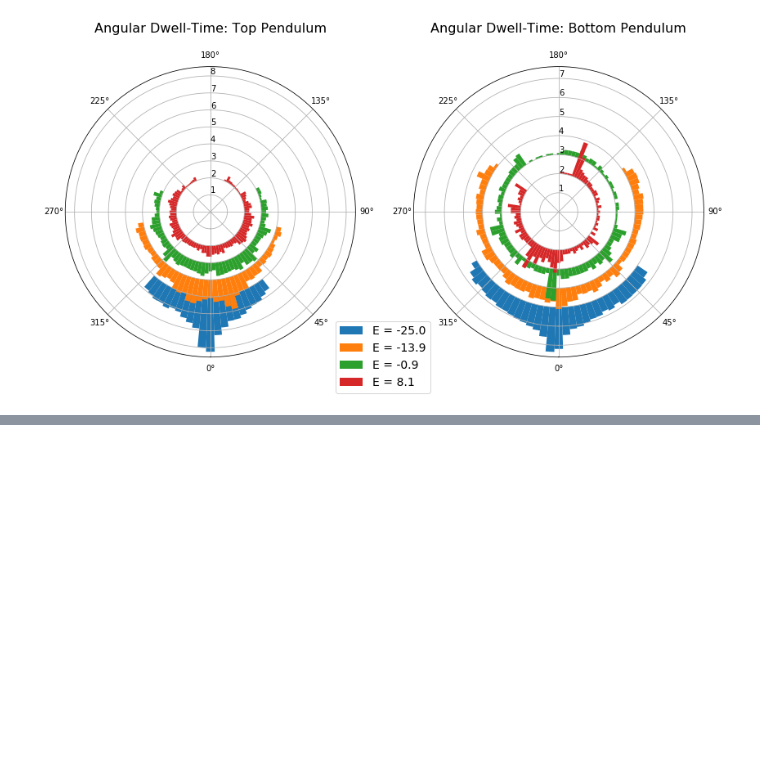
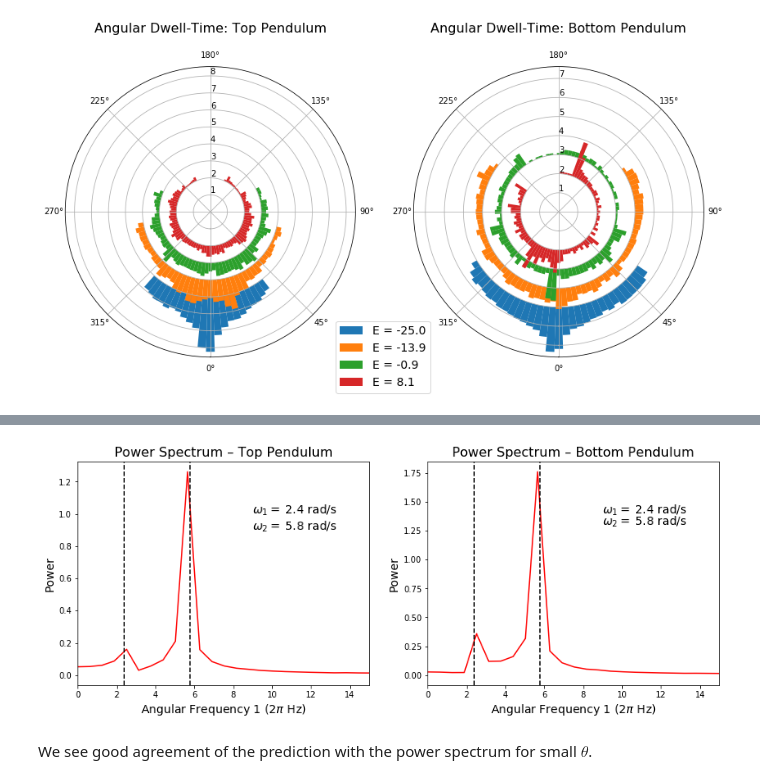
Before and after one commit to MSenani/DoublePendulum, a Jupyter notebook: Double-Pendulum-Analysis.ipynb, the cells around one changed output, grey strips where cells are left out. Cells and saved outputs as stored; diff of their text form; code cells hidden in the pictures; blank space fills up the shorter version.

```diff
--- a/Double-Pendulum-Analysis.ipynb
+++ b/Double-Pendulum-Analysis.ipynb
@@ -1018,0 +1190,51 @@ plt.show()
+# %%
+# Double pendulum ODE
+doublePendulum = (innerPendulum, outerPendulum)
+
+y, z = RK4(doublePendulum, y_0, z_0, t, solve_args)
+
+w0_sq = solve_args['g']/solve_args['L1']
+w1    = np.sqrt( (2 - np.sqrt(2)) * w0_sq )
+w2    = np.sqrt( (2 + np.sqrt(2)) * w0_sq )
+
+# plot_pendulum_analysis(t, y, z, figsize = (12,10))
+
+# Fourier Transforms
+f_fft = np.fft.fftfreq(len(t), t[1]-t[0])
+y_fft = np.fft.fft(y[:,0])/np.sqrt(2*len(t))
+z_fft = np.fft.fft(z[:,0])/np.sqrt(2*len(t))
+N = int( len(f_fft)/2 - 1 )
+
+## Plotting
+fig = plt.figure(figsize = (14,5))
+ax1 = fig.add_subplot(121)
+ax2 = fig.add_subplot(122)
+
+# Power Spectrum 1
+ax1.plot(f_fft[:int(N/2)]*2*np.pi, abs(y_fft[:int(N/2)]), 'r-')
+ax1.axvline(w1, c = 'k', ls = '--')
+ax1.axvline(w2, c = 'k', ls = '--')
+ax1.set_xlabel('Angular Frequency 1 ($2\pi$ Hz)', fontsize = 14)
+ax1.set_ylabel('Power', fontsize = 14)
+ax1.set_title('Power Spectrum – Top Pendulum', fontsize = 16)
+ax1.set_xlim([0,15])
+ax1.text(9, 1, '$\\omega_1 =$ ' + str(round(w1,1)) + ' rad/s', fontsize = 14)
+ax1.text(9, 0.9, '$\\omega_2 =$ ' + str(round(w2,1)) + ' rad/s', fontsize = 14)
+
+
+# Plot Power Spectrum 2
+ax2.plot(f_fft[:int(N/2)]*2*np.pi, abs(z_fft[:int(N/2)]), 'r-')
+ax2.axvline(w1, c = 'k', ls = '--')
+ax2.axvline(w2, c = 'k', ls = '--')
+ax2.set_xlabel('Angular Frequency 1 ($2\pi$ Hz)', fontsize = 14)
+ax2.set_ylabel('Power', fontsize = 14)
+ax2.set_title('Power Spectrum – Bottom Pendulum', fontsize = 16)
+ax2.set_xlim([0,15])
+ax2.text(9, 1.4, '$\\omega_1 =$ ' + str(round(w1,1)) + ' rad/s', fontsize = 14)
+ax2.text(9, 1.3, '$\\omega_2 =$ ' + str(round(w2,1)) + ' rad/s', fontsize = 14)
+
+plt.show()
+# %% [output]
+[figure, added]
+# %% [markdown]
+We see good agreement of the prediction with the power spectrum for small $\theta$.
```
Also changed, not shown: parts of 6 cells of this notebook.
